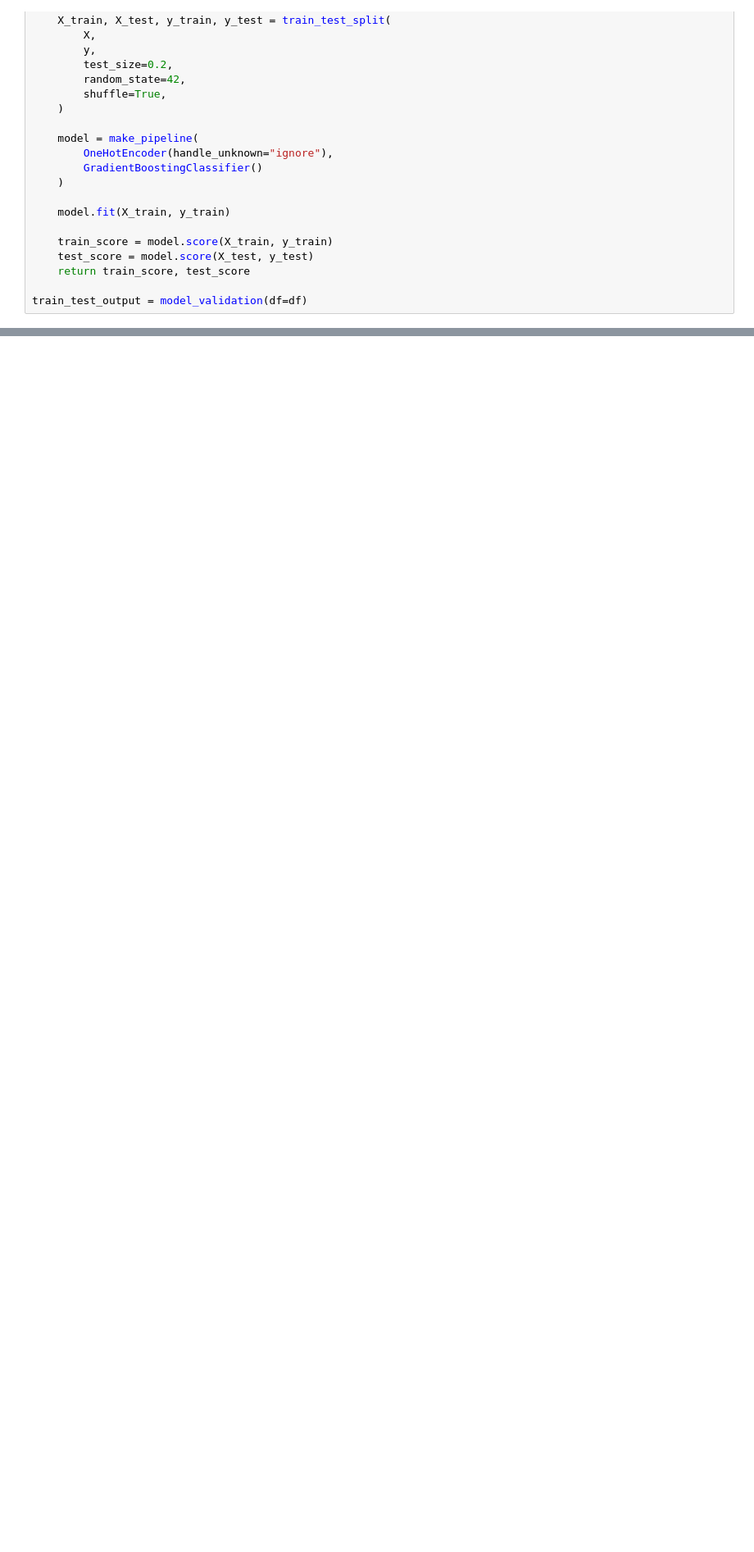
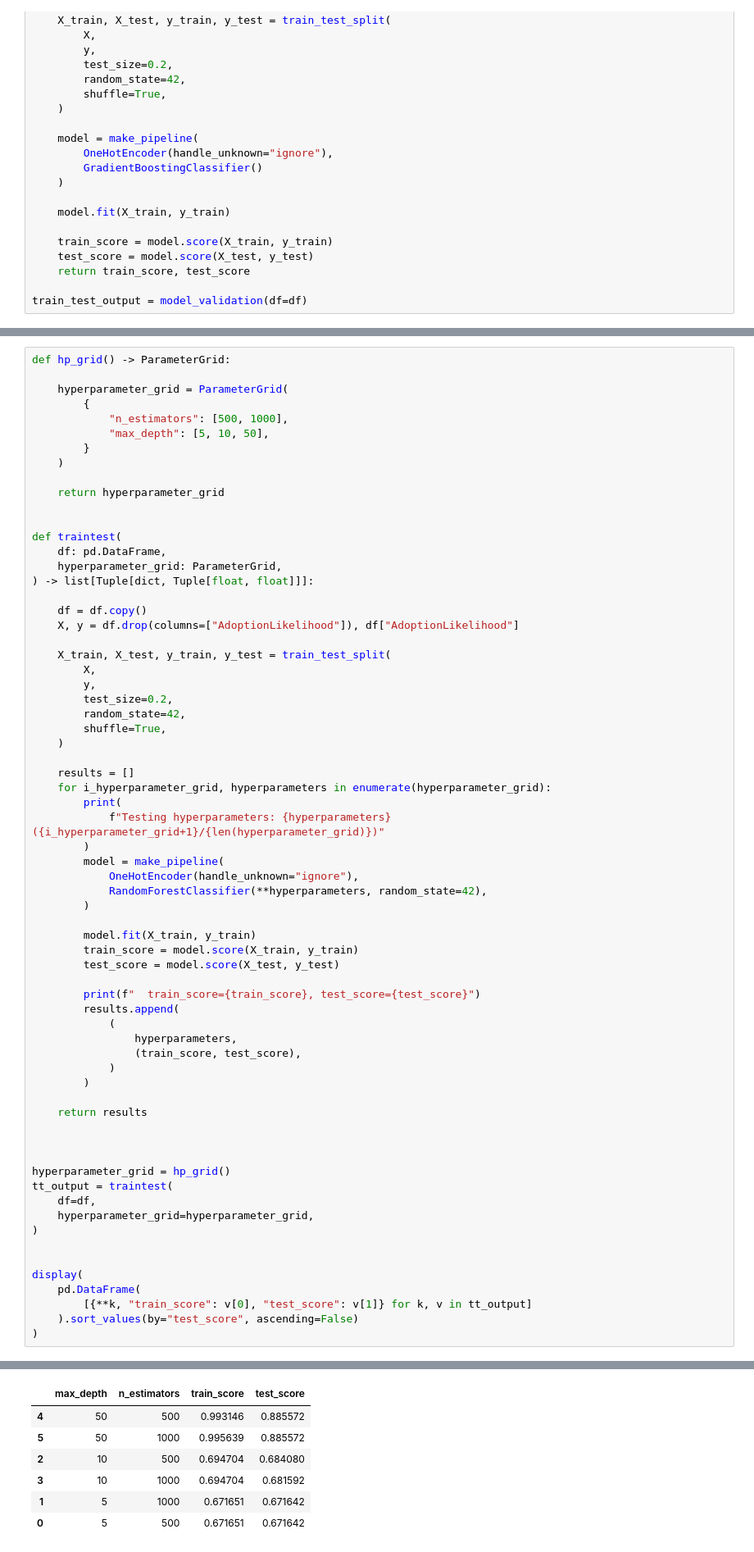
Before and after one commit to lumaruyam/supervised_learning, a Jupyter notebook: project.ipynb, the cells around one changed output, grey strips where cells are left out. Shown: that part at 82% size. Cells and saved outputs as stored; diff of their text form; blank space fills up the shorter version.

Commit message:
added gridsearch and cross validation : final score

```diff
--- a/project.ipynb
+++ b/project.ipynb
@@ -586,0 +574,68 @@ display(
+# %%
+def hp_grid() -> ParameterGrid:
+
+    hyperparameter_grid = ParameterGrid(
+        {
+            "n_estimators": [500, 1000],
+            "max_depth": [5, 10, 50],
+        }
+    )
+
+    return hyperparameter_grid
+
+
+def traintest(
+    df: pd.DataFrame,
+    hyperparameter_grid: ParameterGrid,
+) -> list[Tuple[dict, Tuple[float, float]]]:
+
+    df = df.copy()
+    X, y = df.drop(columns=["AdoptionLikelihood"]), df["AdoptionLikelihood"]
+
+    X_train, X_test, y_train, y_test = train_test_split(
+        X,
+        y,
+        test_size=0.2,
+        random_state=42,
+        shuffle=True,
+    )
+
+    results = []
+    for i_hyperparameter_grid, hyperparameters in enumerate(hyperparameter_grid):
+        print(
+            f"Testing hyperparameters: {hyperparameters} ({i_hyperparameter_grid+1}/{len(hyperparameter_grid)})"
+        )
+        model = make_pipeline(
+            OneHotEncoder(handle_unknown="ignore"),
+            RandomForestClassifier(**hyperparameters, random_state=42),
+        )
+
+        model.fit(X_train, y_train)
+        train_score = model.score(X_train, y_train)
+        test_score = model.score(X_test, y_test)
+
+        print(f"  train_score={train_score}, test_score={test_score}")
+        results.append(
+            (
+                hyperparameters,
+                (train_score, test_score),
+            )
+        )
+
+    return results
+
+
+
+hyperparameter_grid = hp_grid()
+tt_output = traintest(
+    df=df,
+    hyperparameter_grid=hyperparameter_grid,
+)
+
+
+display(
+    pd.DataFrame(
+        [{**k, "train_score": v[0], "test_score": v[1]} for k, v in tt_output]
+    ).sort_values(by="test_score", ascending=False)
+)
+# %% [output]
@@ -586,0 +654,7 @@ display(
+|  | max_depth | n_estimators | train_score | test_score |
+| 4 | 50 | 500 | 0.993146 | 0.885572 |
+| 5 | 50 | 1000 | 0.995639 | 0.885572 |
+| 2 | 10 | 500 | 0.694704 | 0.684080 |
+| 3 | 10 | 1000 | 0.694704 | 0.681592 |
+| 1 | 5 | 1000 | 0.671651 | 0.671642 |
+| 0 | 5 | 500 | 0.671651 | 0.671642 |
```
Also changed, not shown: parts of 14 cells of this notebook.
